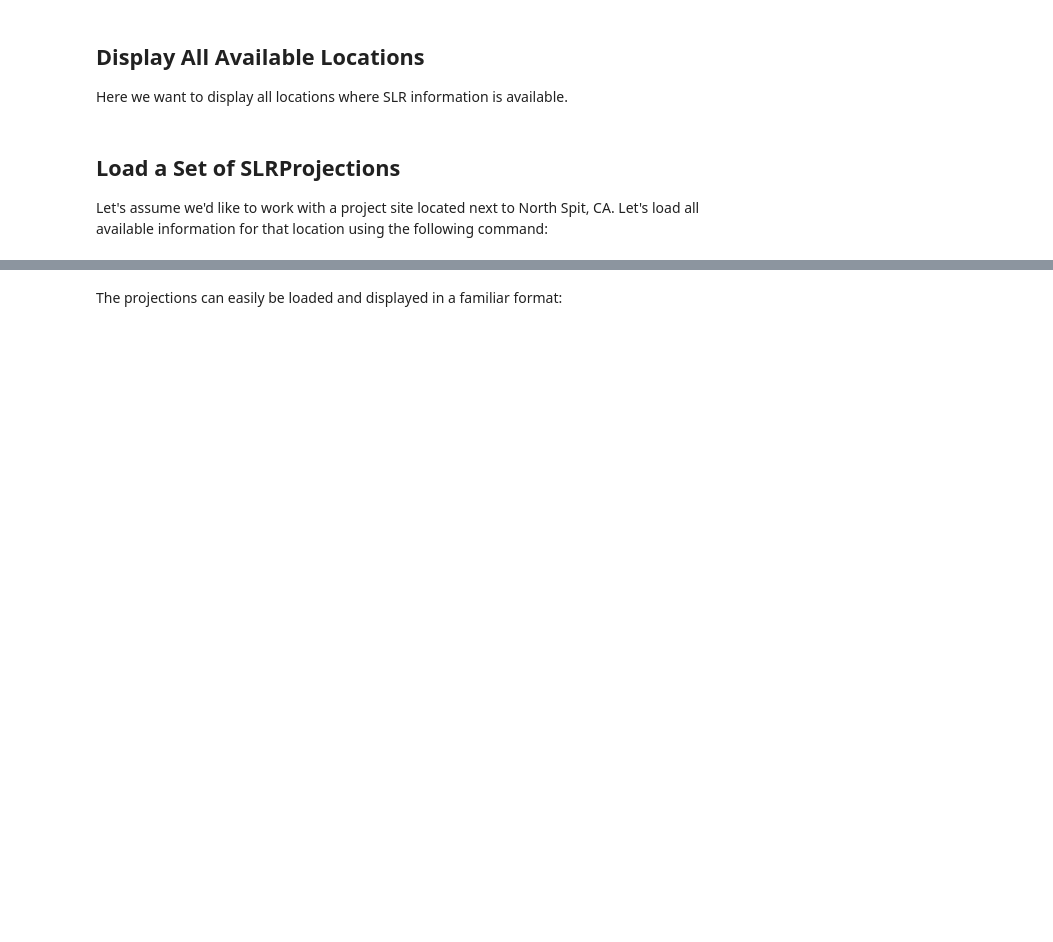
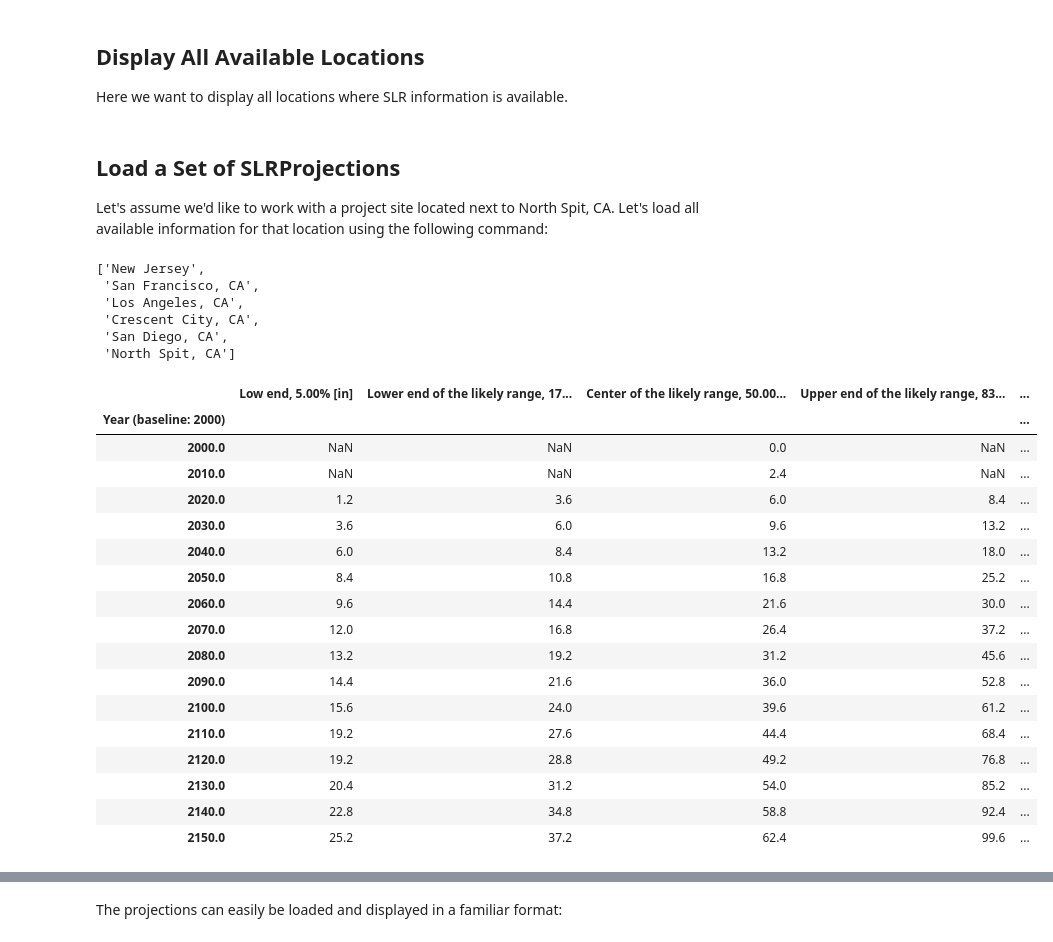
Before and after one commit to jtoilliez/slr, a Jupyter notebook: notebooks/notebook.ipynb, the cells around one changed output, grey strips where cells are left out. Drawn from its saved outputs; the diff is of its cells as text; code cells hidden in the pictures; blank space fills up the shorter version.

```diff
--- a/notebooks/notebook.ipynb
+++ b/notebooks/notebook.ipynb
@@ -22,4 +22,13 @@ Here we want to display all locations where SLR information is available.
 # %% [markdown]
 ## Load a Set of SLRProjections
 Let's assume we'd like to work with a project site located next to North Spit, CA. Let's load all available information for that location using the following command:
+# %%
+slr.SLRProjections.show_all_available_locations()
+# %% [output]
+['New Jersey',
+ 'San Francisco, CA',
+ 'Los Angeles, CA',
+ 'Crescent City, CA',
+ 'San Diego, CA',
+ 'North Spit, CA']
 # %%
@@ -28 +37,22 @@ ns = slr.SLRProjections.from_location(
 )
+# %%
+nj.convert(to_units="in")
+# %% [output]
+|  | Low end, 5.00% [in] | Lower end of the likely range, 17... | Center of the likely range, 50.00... | Upper end of the likely range, 83... | ... |
+| Year (baseline: 2000) |  |  |  |  | ... |
+| 2000.0 | NaN | NaN | 0.0 | NaN | ... |
+| 2010.0 | NaN | NaN | 2.4 | NaN | ... |
+| 2020.0 | 1.2 | 3.6 | 6.0 | 8.4 | ... |
+| 2030.0 | 3.6 | 6.0 | 9.6 | 13.2 | ... |
+| 2040.0 | 6.0 | 8.4 | 13.2 | 18.0 | ... |
+| 2050.0 | 8.4 | 10.8 | 16.8 | 25.2 | ... |
+| 2060.0 | 9.6 | 14.4 | 21.6 | 30.0 | ... |
+| 2070.0 | 12.0 | 16.8 | 26.4 | 37.2 | ... |
+| 2080.0 | 13.2 | 19.2 | 31.2 | 45.6 | ... |
+| 2090.0 | 14.4 | 21.6 | 36.0 | 52.8 | ... |
+| 2100.0 | 15.6 | 24.0 | 39.6 | 61.2 | ... |
+| 2110.0 | 19.2 | 27.6 | 44.4 | 68.4 | ... |
+| 2120.0 | 19.2 | 28.8 | 49.2 | 76.8 | ... |
+| 2130.0 | 20.4 | 31.2 | 54.0 | 85.2 | ... |
+| 2140.0 | 22.8 | 34.8 | 58.8 | 92.4 | ... |
+| 2150.0 | 25.2 | 37.2 | 62.4 | 99.6 | ... |
```
Also changed, not shown: parts of 6 cells of this notebook, 7 other files.
